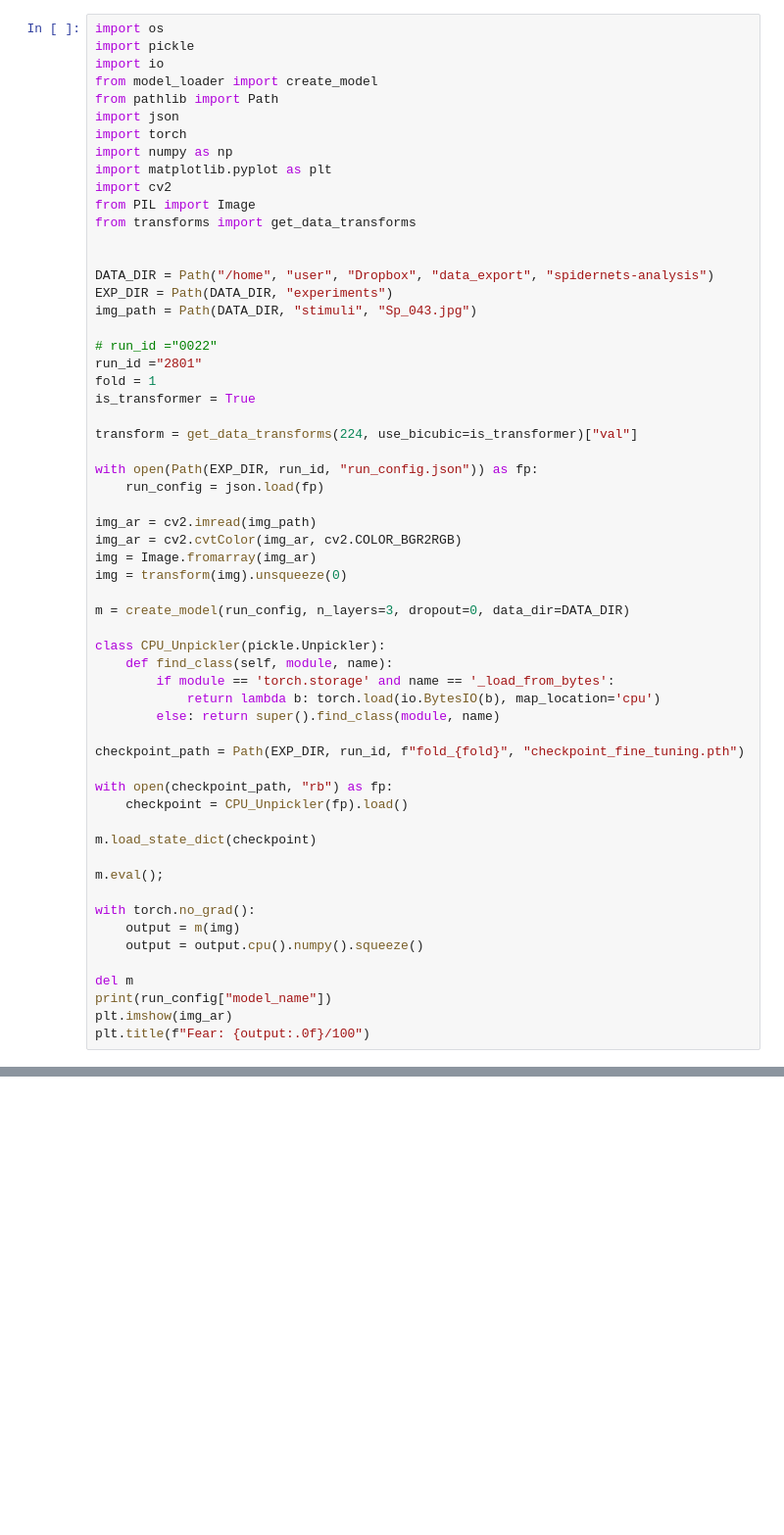
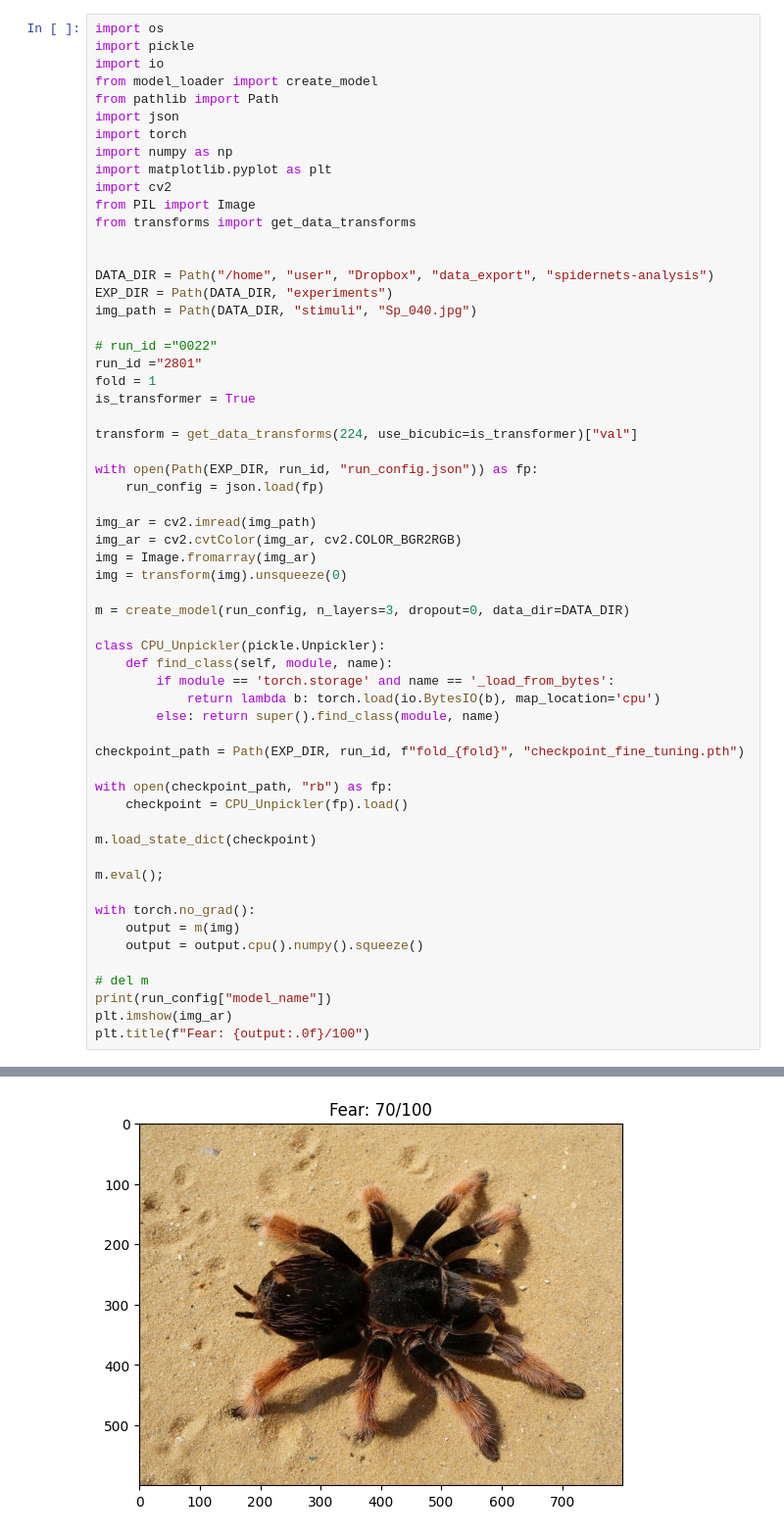
Before and after one commit to dominikpegler/spidernets-demo, a Jupyter notebook: demo.ipynb, the cells around one changed output, grey strips where cells are left out. Shown at 98% size. Saved outputs shown, nothing was run; the diff lists cells and outputs as text; blank space fills up the shorter version.

```diff
--- a/demo.ipynb
+++ b/demo.ipynb
@@ -15,7 +15,7 @@ from transforms import get_data_transforms
 
 DATA_DIR = Path("/home", "user", "Dropbox", "data_export", "spidernets-analysis")
 EXP_DIR = Path(DATA_DIR, "experiments")
-img_path = Path(DATA_DIR, "stimuli", "Sp_043.jpg")
+img_path = Path(DATA_DIR, "stimuli", "Sp_040.jpg")
 
 # run_id ="0022"
 run_id ="2801"
@@ -53,7 +53,8 @@ with torch.no_grad():
     output = m(img)
     output = output.cpu().numpy().squeeze()
 
-del m
+# del m
 print(run_config["model_name"])
 plt.imshow(img_ar)
 plt.title(f"Fear: {output:.0f}/100")
+# %% [output]
@@ -59,0 +63 @@ plt.title(f"Fear: {output:.0f}/100")
+[figure, added]
```
Also changed, not shown: parts of 3 cells of this notebook, 2 other files.
